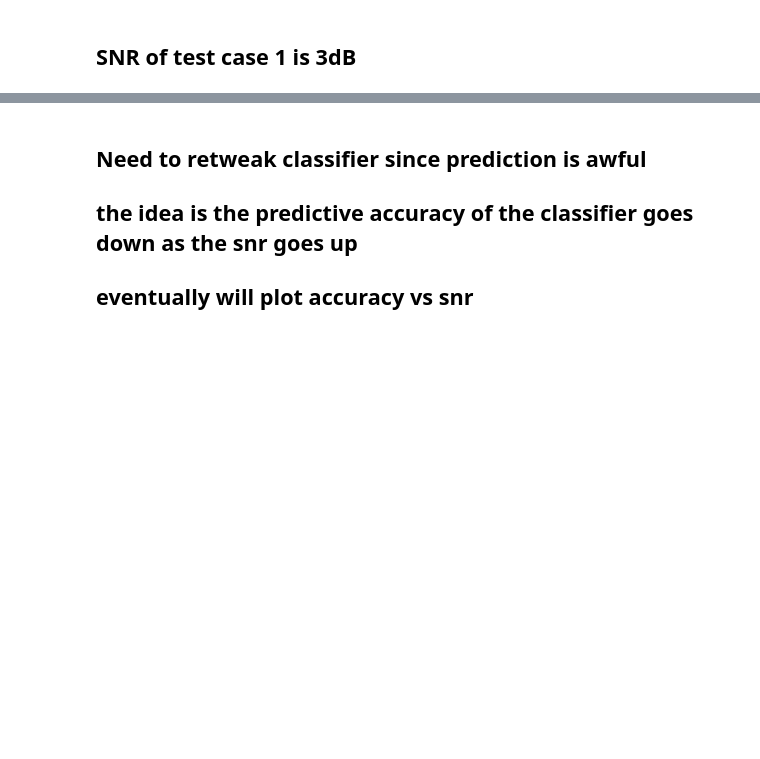
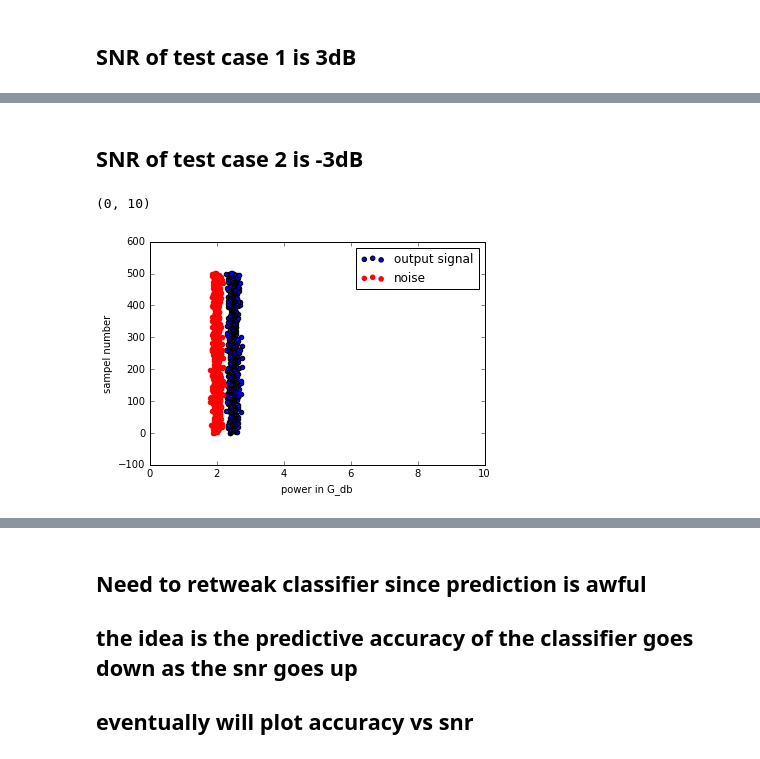
Before and after one commit to rollingcoconut/RadioML, a Jupyter notebook: Detecting_Users_Binary_Classification.ipynb, the cells around one changed output, grey strips where cells are left out. Cells and saved outputs as stored; diff of their text form; code cells hidden in the pictures; blank space fills up the shorter version.

```diff
--- a/Detecting_Users_Binary_Classification.ipynb
+++ b/Detecting_Users_Binary_Classification.ipynb
@@ -235,0 +261,9 @@ plt.legend(['output signal','noise'],  loc="upper right")
+# %% [markdown]
+## SNR of test case 2 is -3dB
+# %%
+snr_s_10,  snr_n_10 = plt_snr(-3,500)
+plot_snr_syn(snr_s_10, snr_n_10)
+plt.xlim(0,10)
+# %% [output]
+(0, 10)
+[figure, added]
```
Also changed, not shown: parts of 14 cells of this notebook.
